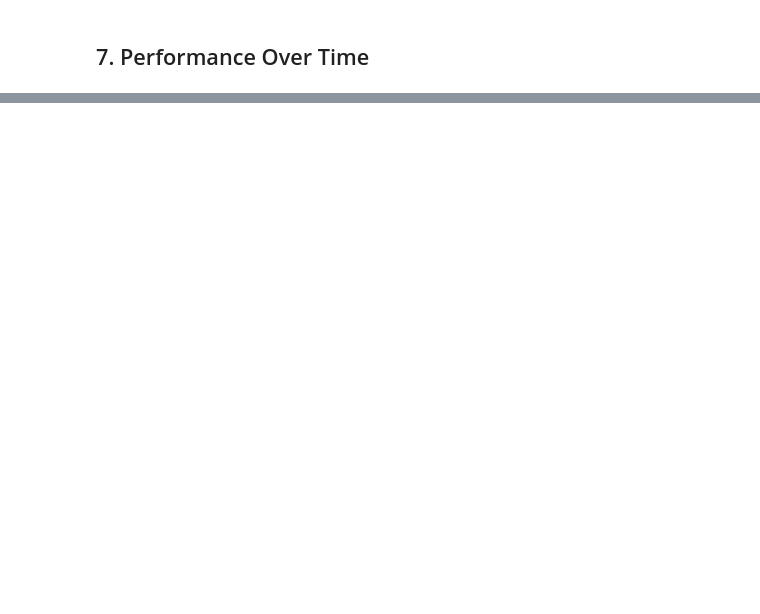
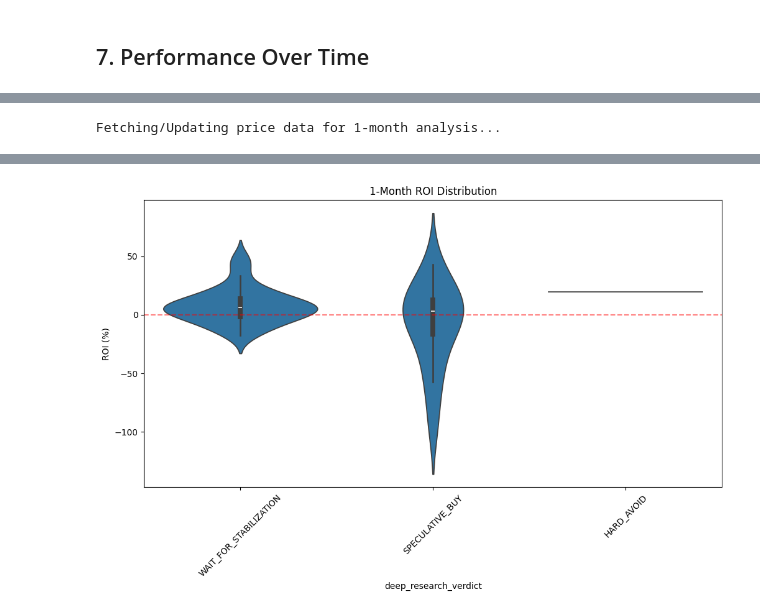
Before and after one commit to simjbaumgart/stockdrop, a Jupyter notebook: notebooks/Performance_Analysis.ipynb, the cells around one changed output, grey strips where cells are left out. Saved outputs shown, nothing was run; the diff lists cells and outputs as text; code cells hidden in the pictures; blank space fills up the shorter version.

```diff
--- a/notebooks/Performance_Analysis.ipynb
+++ b/notebooks/Performance_Analysis.ipynb
@@ -357,0 +370,76 @@ df_clean_recommended.groupby('deep_research_verdict').roi_percent.agg(['count',
+# %%
+# Calculate 1-Month ROI
+from datetime import timedelta
+import yfinance as yf
+
+# Ensure we have the data
+# We might need to re-fetch if previous fetch was limited or 1w specific
+# For safety, let's fetch SP500 and ensure we have stock data for the required window
+
+print("Fetching/Updating price data for 1-month analysis...")
+symbols = df['symbol'].unique().tolist()
+if '^GSPC' not in symbols:
+    symbols.append('^GSPC')
+
+# Fetch 1y data to be safe
+try:
+    data_1m = yf.download(symbols, period="1y", group_by='ticker', progress=False, threads=True)
+except Exception as e:
+    print(f"Error downloading data: {e}")
+    data_1m = pd.DataFrame()
+
+rois_1m = []
+timestamps_valid = []
+
+for idx, row in df.iterrows():
+    sym = row['symbol']
+    start_date = row['timestamp']
+    target_date = start_date + timedelta(days=30)
+
+    roi = None
+    try:
+        if len(symbols) > 1:
+            if sym in data_1m.columns.levels[0]:
+                hist = data_1m[sym]['Close']
+            else:
+                rois_1m.append(None)
+                continue
+        else:
+            hist = data_1m['Close']
+
+        # TZ handling
+        if hist.index.tz is not None:
+            hist.index = hist.index.tz_localize(None)
+
+        # START Price (use price_at_decision or fetch actual?)
+        # Using price_at_decision is safer for consistency with recommendation
+        start_price = row['price_at_decision']
+
+        # TARGET Price
+        future = hist[hist.index >= target_date]
+        if not future.empty:
+            end_price = future.iloc[0]
+            roi = (end_price - start_price) / start_price * 100
+
+    except Exception as e:
+        pass
+
+    rois_1m.append(roi)
+
+df['roi_1m'] = rois_1m
+
+# Filter for Plotting
+df_plot_1m = df.dropna(subset=['roi_1m'])
+df_plot_1m = df_plot_1m[df_plot_1m['roi_1m'].between(-100, 200)] # Basic outlier removal
+valid_verdicts = ['HARD_AVOID', 'SPECULATIVE_BUY', 'STRONG_BUY', 'WAIT_FOR_STABILIZATION']
+df_plot_1m = df_plot_1m[df_plot_1m['deep_research_verdict'].isin(valid_verdicts)]
+
+plt.figure(figsize=(12, 6))
+sns.violinplot(x='deep_research_verdict', y='roi_1m', data=df_plot_1m)
+plt.title('1-Month ROI Distribution')
+plt.axhline(0, color='red', linestyle='--', alpha=0.5)
+plt.xticks(rotation=45)
+plt.ylabel('ROI (%)')
+plt.show()
+# %% [output]
+Fetching/Updating price data for 1-month analysis...
@@ -357,0 +453 @@ df_clean_recommended.groupby('deep_research_verdict').roi_percent.agg(['count',
+[figure, added]
```
Also changed, not shown: parts of 17 cells of this notebook, 2 other files.
